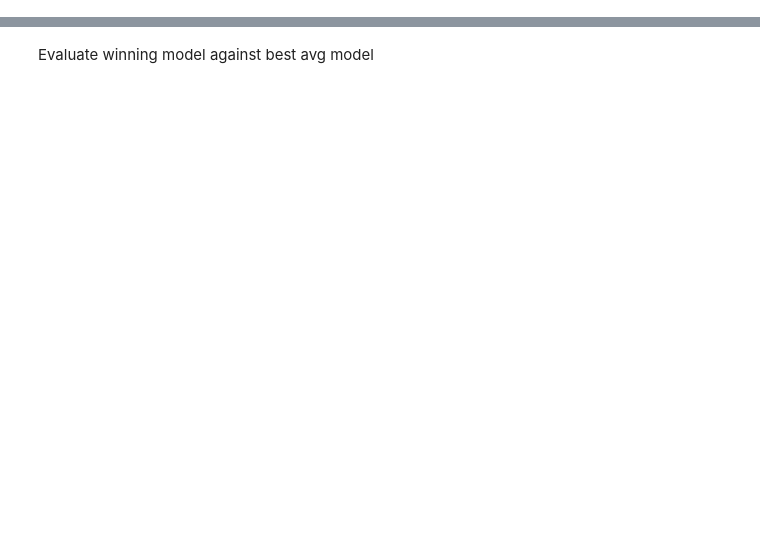
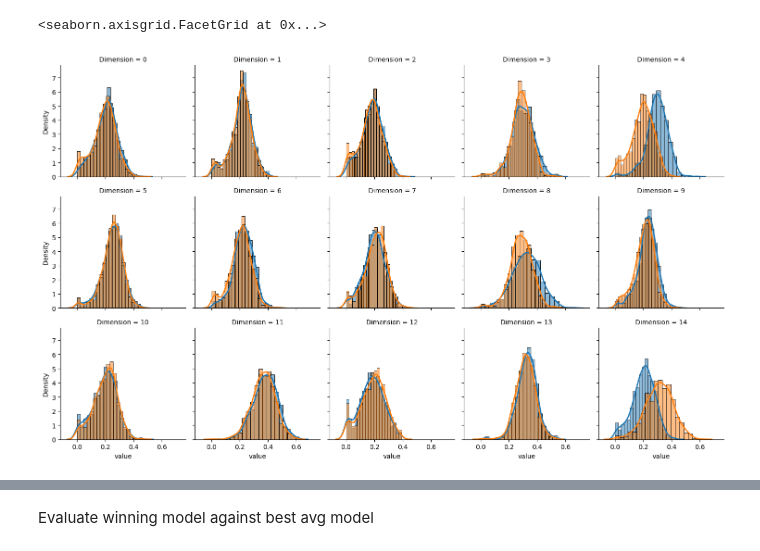
Before and after one commit to MirkoTh/semantic-representations-ID, a Jupyter notebook: analyze-results-joint-embedding-decision.ipynb, the cells around one changed output, grey strips where cells are left out. Cells and saved outputs as stored; diff of their text form; code cells hidden in the pictures; blank space fills up the shorter version.

```diff
--- a/analyze-results-joint-embedding-decision.ipynb
+++ b/analyze-results-joint-embedding-decision.ipynb
@@ -235,0 +397,9 @@ plt.show()
+# %%
+df_dim_weights_long_both["value_z"] = df_dim_weights_long_both.groupby(["Dimension", "modeltype"])["value"].transform(zscore)
+# %%
+g = sns.FacetGrid(df_dim_weights_long_both, col="Dimension", hue="modeltype", col_wrap=5)
+g.map(sns.histplot, 'value', bins=20, edgecolor='black', alpha=.5, stat="density")
+g.map_dataframe(sns.kdeplot, x="value", fill=False, linewidth=2, common_norm=False, weights=.5)
+# %% [output]
+<seaborn.axisgrid.FacetGrid at 0x...>
+[figure, added]
```
Also changed, not shown: parts of 99 cells of this notebook.
